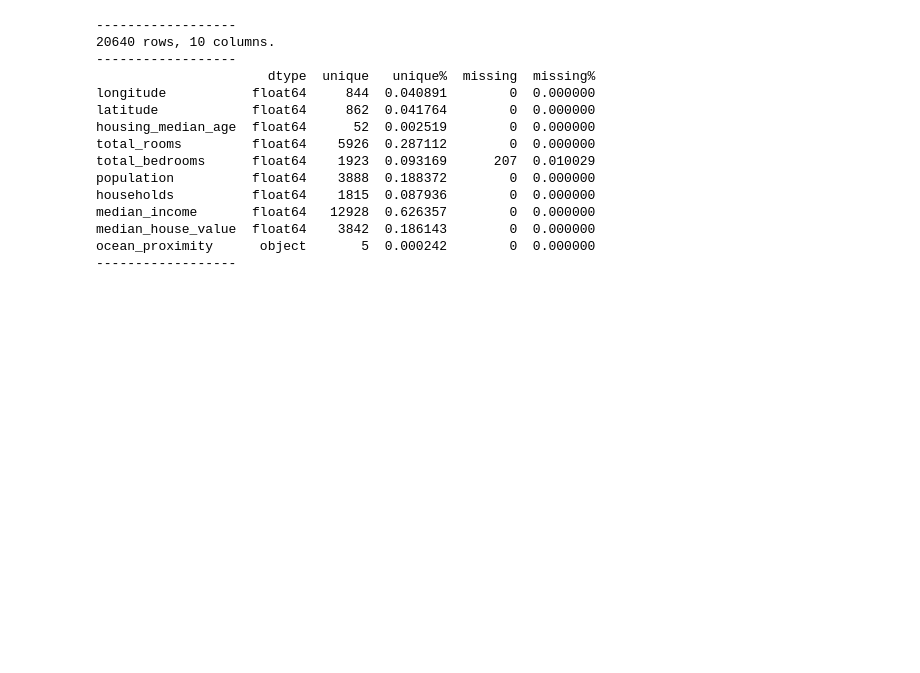
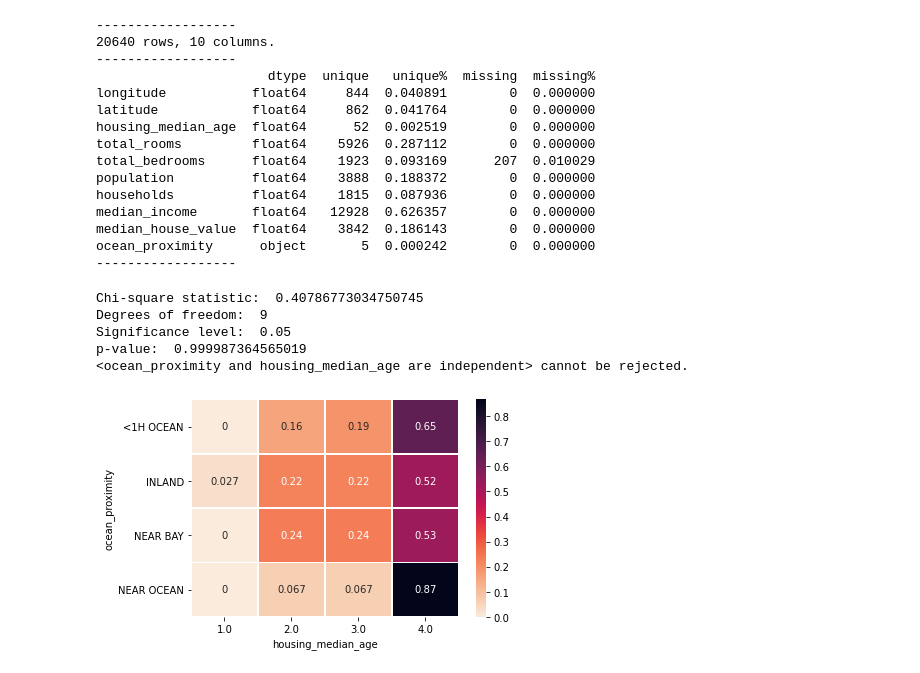
Before and after one commit to HunterKruger/Layzee, a Jupyter notebook: examples/test_dataframe_observer.ipynb, the cells around one changed output. Saved outputs shown, nothing was run; the diff lists cells and outputs as text; code cells hidden in the pictures; blank space fills up the shorter version.

```diff
--- a/examples/test_dataframe_observer.ipynb
+++ b/examples/test_dataframe_observer.ipynb
@@ -22,3 +22,13 @@ median_income       float64   12928  0.626357        0  0.000000
 median_house_value  float64    3842  0.186143        0  0.000000
 ocean_proximity      object       5  0.000242        0  0.000000
 ------------------
+# %%
+obs.describe_cat_cat(df[df.housing_median_age<5],
+                 'ocean_proximity','housing_median_age', normalize='index')
+# %% [output]
+Chi-square statistic:  0.40786773034750745
+Degrees of freedom:  9
+Significance level:  0.05
+p-value:  0.999987364565019
+<ocean_proximity and housing_median_age are independent> cannot be rejected.
+[figure, added]
```
Also changed, not shown: parts of 17 cells of this notebook, 4 other files.
